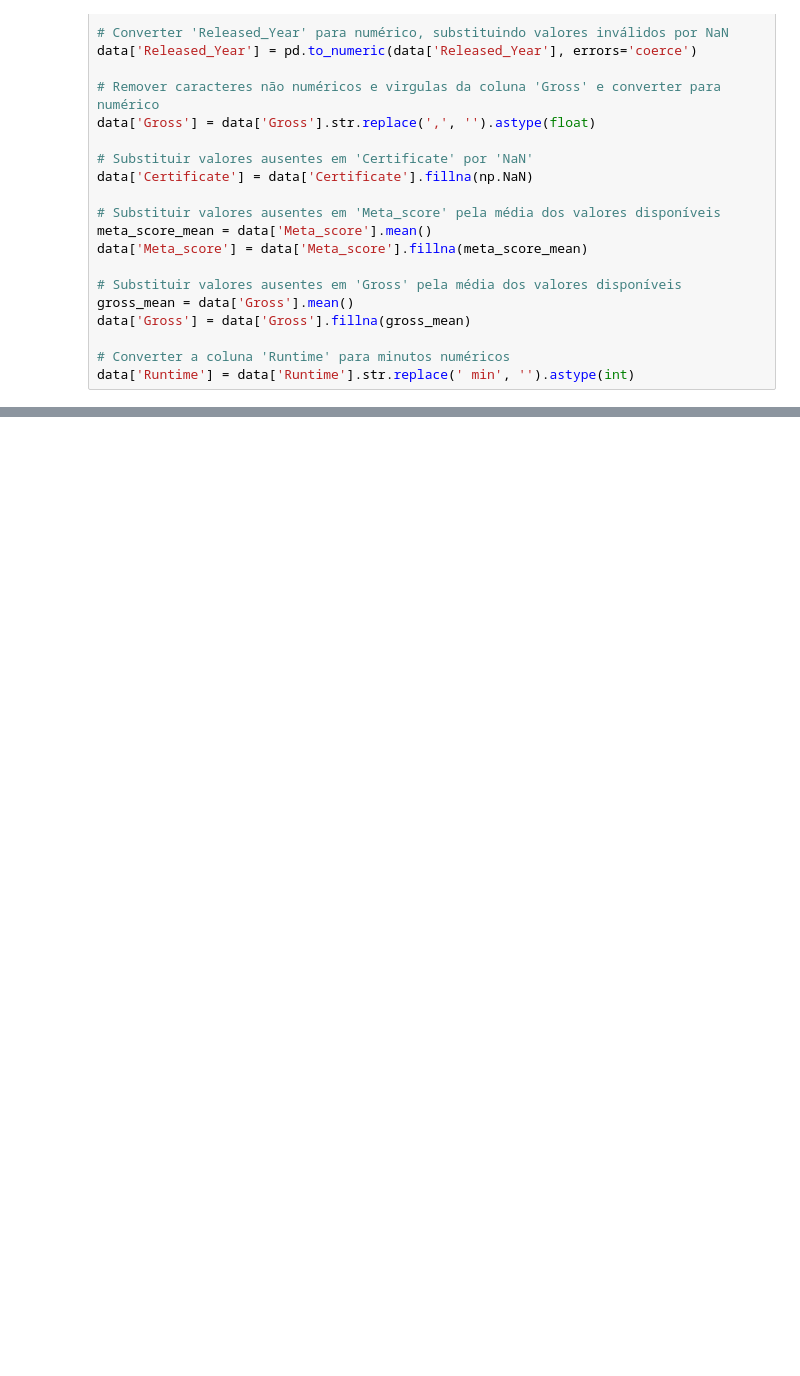
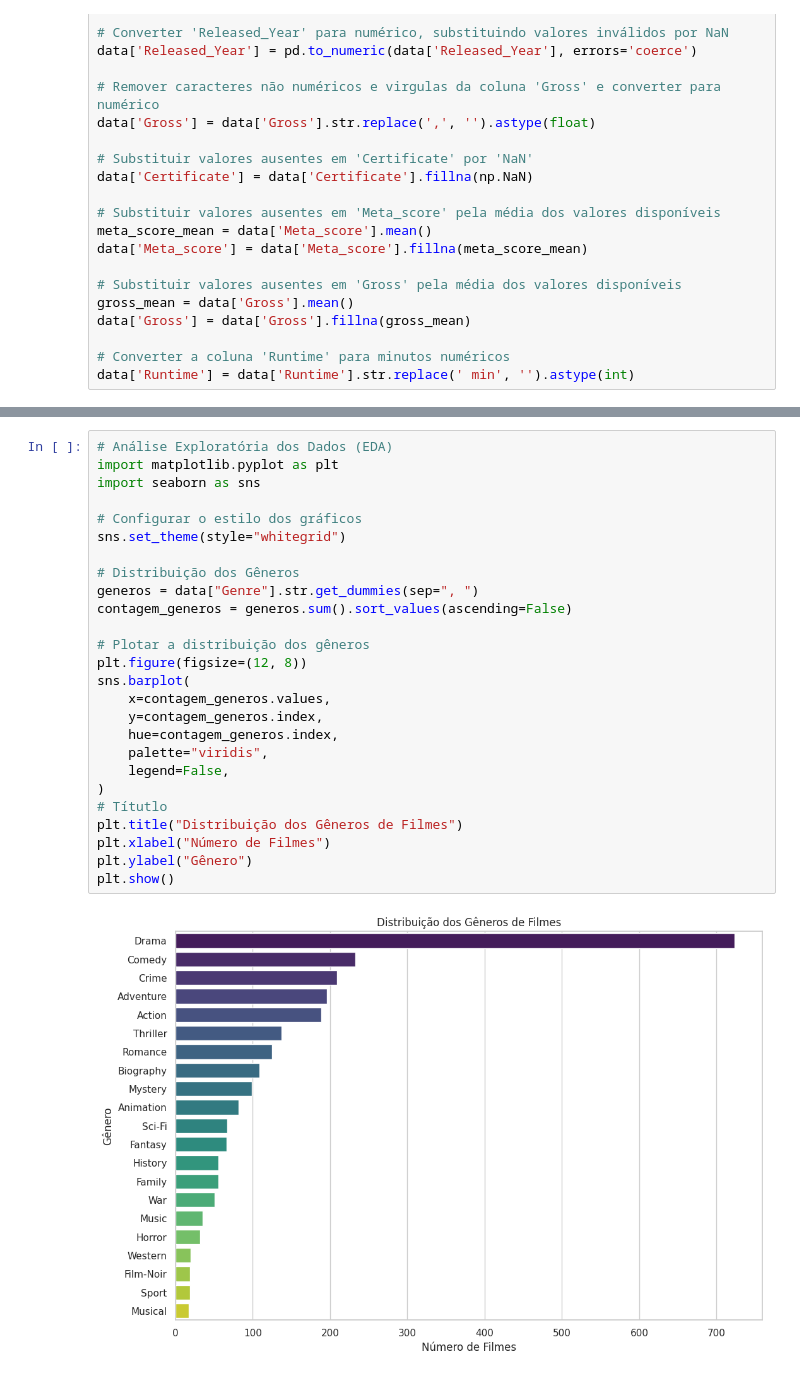
Before and after one commit to andriel300/LH_CD_ANDRIELJOSEDASILVA, a Jupyter notebook: modelagem.ipynb, the cells around one changed output, grey strips where cells are left out. Drawn from its saved outputs; the diff is of its cells as text; blank space fills up the shorter version.

Commit message:
EDA: Analisar a distribuição dos gêneros de filmes

```diff
--- a/modelagem.ipynb
+++ b/modelagem.ipynb
@@ -86,3 +86,31 @@ memory usage: 117.2+ KB
 | 2 | The Godfather: Part II | 1974.0 | A | 202 | Crime, Drama | 9.0 | The early life and career of Vito... | 90.0 | ... |
 | 3 | 12 Angry Men | 1957.0 | U | 96 | Crime, Drama | 9.0 | A jury holdout attempts to preven... | 96.0 | ... |
 | 4 | The Lord of the Rings: The Return... | 2003.0 | U | 201 | Action, Adventure, Drama | 8.9 | Gandalf and Aragorn lead the Worl... | 94.0 | ... |
+# %%
+# Análise Exploratória dos Dados (EDA)
+import matplotlib.pyplot as plt
+import seaborn as sns
+
+# Configurar o estilo dos gráficos
+sns.set_theme(style="whitegrid")
+
+# Distribuição dos Gêneros
+generos = data["Genre"].str.get_dummies(sep=", ")
+contagem_generos = generos.sum().sort_values(ascending=False)
+
+# Plotar a distribuição dos gêneros
+plt.figure(figsize=(12, 8))
+sns.barplot(
+    x=contagem_generos.values,
+    y=contagem_generos.index,
+    hue=contagem_generos.index,
+    palette="viridis",
+    legend=False,
+)
+# Títutlo
+plt.title("Distribuição dos Gêneros de Filmes")
+plt.xlabel("Número de Filmes")
+plt.ylabel("Gênero")
+plt.show()
+# %% [output]
+[figure, added]
```
